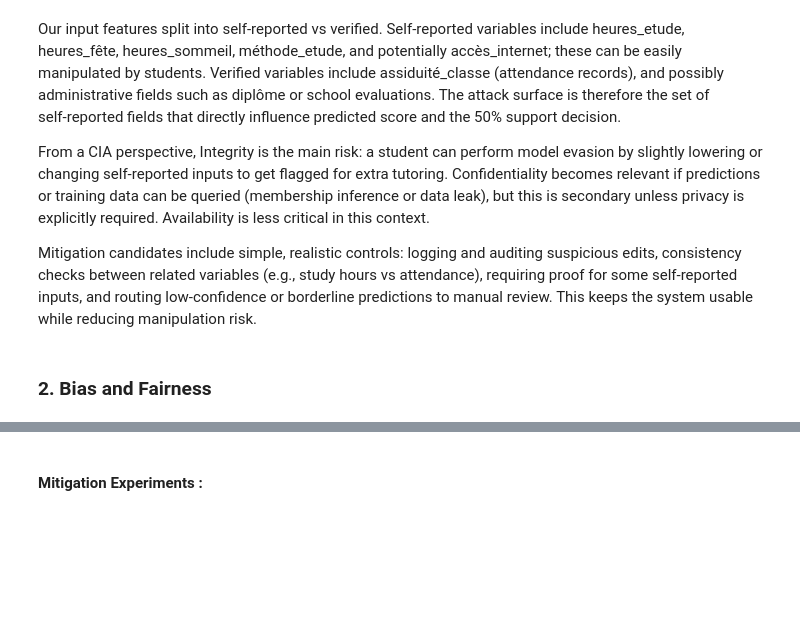
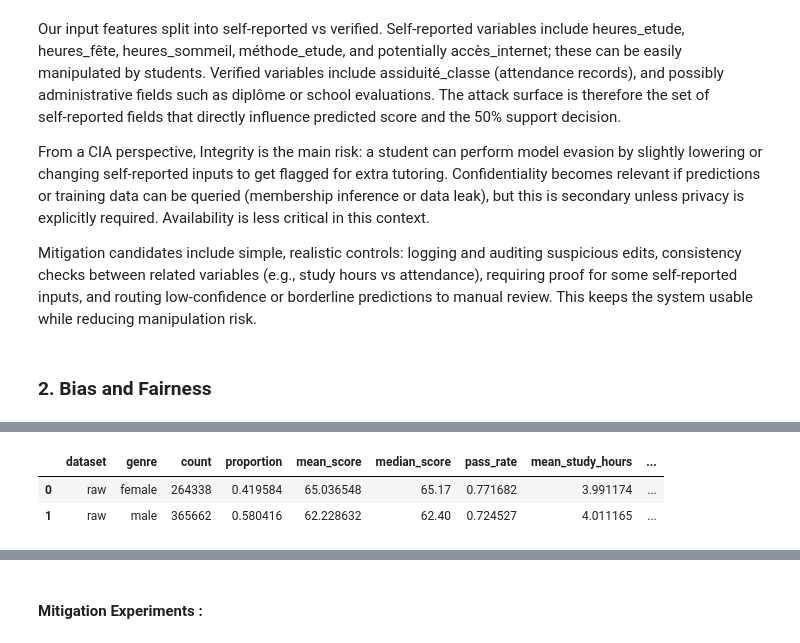
Before and after one commit to Muten-Roshi-Sama/MachineLearningLabs_4eiai40, a Jupyter notebook: Project2026/failure_prediction.ipynb, the cells around one changed output, grey strips where cells are left out. Cells and saved outputs as stored; diff of their text form; code cells hidden in the pictures; blank space fills up the shorter version.

```diff
--- a/Project2026/failure_prediction.ipynb
+++ b/Project2026/failure_prediction.ipynb
@@ -4866,0 +4870,65 @@ NameError: name 'raw_data' is not defined
+# %%
+# Describe dataset imbalance if any, show it with some graphs.
+# Risk: under‑represented groups → unstable performance
+
+import pandas as pd
+
+# ----------------------------------------
+
+# 1 - Counts and proportions per gender
+# 2 – Pass rate by gender (Check if the imbalance affects the target distribution)
+# 3. Mean study hours by gender
+# 4. distribution of diplôme by gender
+
+# ----------------------------------------
+
+def create_bias_dataframe(raw_data, dataset_name="raw"):
+    """
+    Creates a DataFrame with bias metrics per gender.
+    Returns a DataFrame where rows are (dataset, genre) and columns are metrics.
+    """
+    # Prepare data
+    df = raw_data.copy()
+    df['pass'] = (df['score_examen'] >= 50).astype(int)
+
+    # Group by genre and aggregate
+    agg = df.groupby('genre').agg(
+        count=('genre', 'count'),
+        mean_score=('score_examen', 'mean'),
+        median_score=('score_examen', 'median'),
+        pass_rate=('pass', 'mean'),
+        mean_study_hours=('heures_etude', 'mean')
+    ).reset_index()
+
+    # Add proportion
+    total = agg['count'].sum()
+    agg['proportion'] = agg['count'] / total
+
+    # Add dataset name
+    agg['dataset'] = dataset_name
+
+    # Add diploma distribution (normalised by gender)
+    diploma_pivot = pd.crosstab(df['genre'], df['diplôme'], normalize='index').reset_index()
+    # Rename diploma columns to avoid spaces
+    diploma_pivot.columns = ['genre'] + [f"diploma_{col.replace(' ', '_')}" for col in diploma_pivot.columns[1:]]
+
+    # Merge
+    bias_df = agg.merge(diploma_pivot, on='genre', how='left')
+
+    # Reorder columns to put dataset first
+    cols = ['dataset', 'genre', 'count', 'proportion', 'mean_score', 'median_score',
+            'pass_rate', 'mean_study_hours'] + [c for c in bias_df.columns if c.startswith('diploma_')]
+    bias_df = bias_df[cols]
+
+    return bias_df
+
+# Create the DataFrame for your raw dataset
+bias_df = create_bias_dataframe(raw_data, dataset_name="raw")
+
+# Display it
+from IPython.display import display
+display(bias_df)
+# %% [output]
+|  | dataset | genre | count | proportion | mean_score | median_score | pass_rate | mean_study_hours | ... |
+| 0 | raw | female | 264338 | 0.419584 | 65.036548 | 65.17 | 0.771682 | 3.991174 | ... |
+| 1 | raw | male | 365662 | 0.580416 | 62.228632 | 62.40 | 0.724527 | 4.011165 | ... |
```
Also changed, not shown: parts of 48 cells of this notebook, 1 other file.
